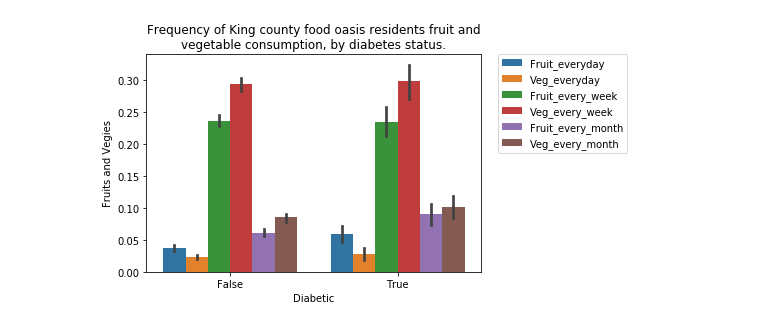
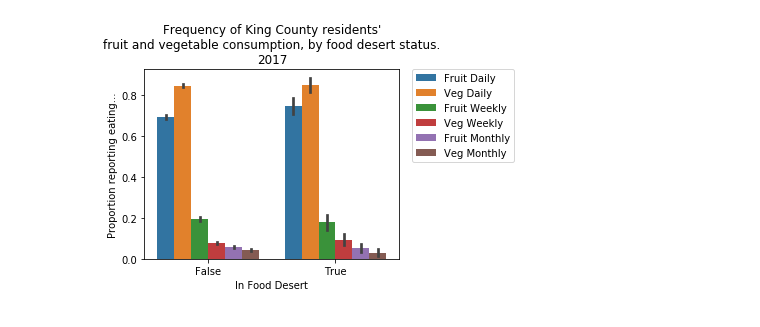
Before and after one commit to llpk79/Project_Blog_Post, a Jupyter notebook: BlogPost.ipynb, the cells around one changed output. Cells and saved outputs as stored; diff of their text form; code cells hidden in the pictures.

```diff
--- a/BlogPost.ipynb
+++ b/BlogPost.ipynb
@@ -67,6 +44,24 @@ df17_oasis_melt = df17_oasis.melt(id_vars='Diabetic',
-# %%
-sns.barplot('Diabetic', 'Fruits and Vegies', hue='variable', data=df17_oasis_melt)
-plt.title('Frequency of King county food oasis residents fruit and\nvegetable consumption, by diabetes status.')
-plt.legend(bbox_to_anchor=(1.05, 1), loc=2, borderaxespad=0.);
-# %% [output]
-[figure, removed]
+# %%
+fruits_n_veg = ['Fruit Daily', 'Veg Daily', 'Fruit Weekly',
+                'Veg Weekly', 'Fruit Monthly', 'Veg Monthly']
+
+df17_consumption = df17.melt(id_vars='In Food Desert',
+                             value_vars=fruits_n_veg,
+                             value_name='Proportion reporting eating...')
+
+df13_consumption = df13.melt(id_vars='In Food Desert',
+                             value_vars=fruits_n_veg,
+                             value_name='Proportion reporting eating...')
+# %%
+sns.barplot('In Food Desert',
+            'Proportion reporting eating...',
+            hue='variable',
+            data=df17_consumption)
+plt.legend(bbox_to_anchor=(1.05, 1),
+           loc=2,
+           borderaxespad=0.)
+plt.title('Frequency of King County residents\'\nfruit and vegetable consumption, by food desert status.\n2017')
+plt.tight_layout()
+plt.show()
+# %% [output]
+[figure, added]
```
Also changed, not shown: parts of 7 cells of this notebook, 1 other file.
